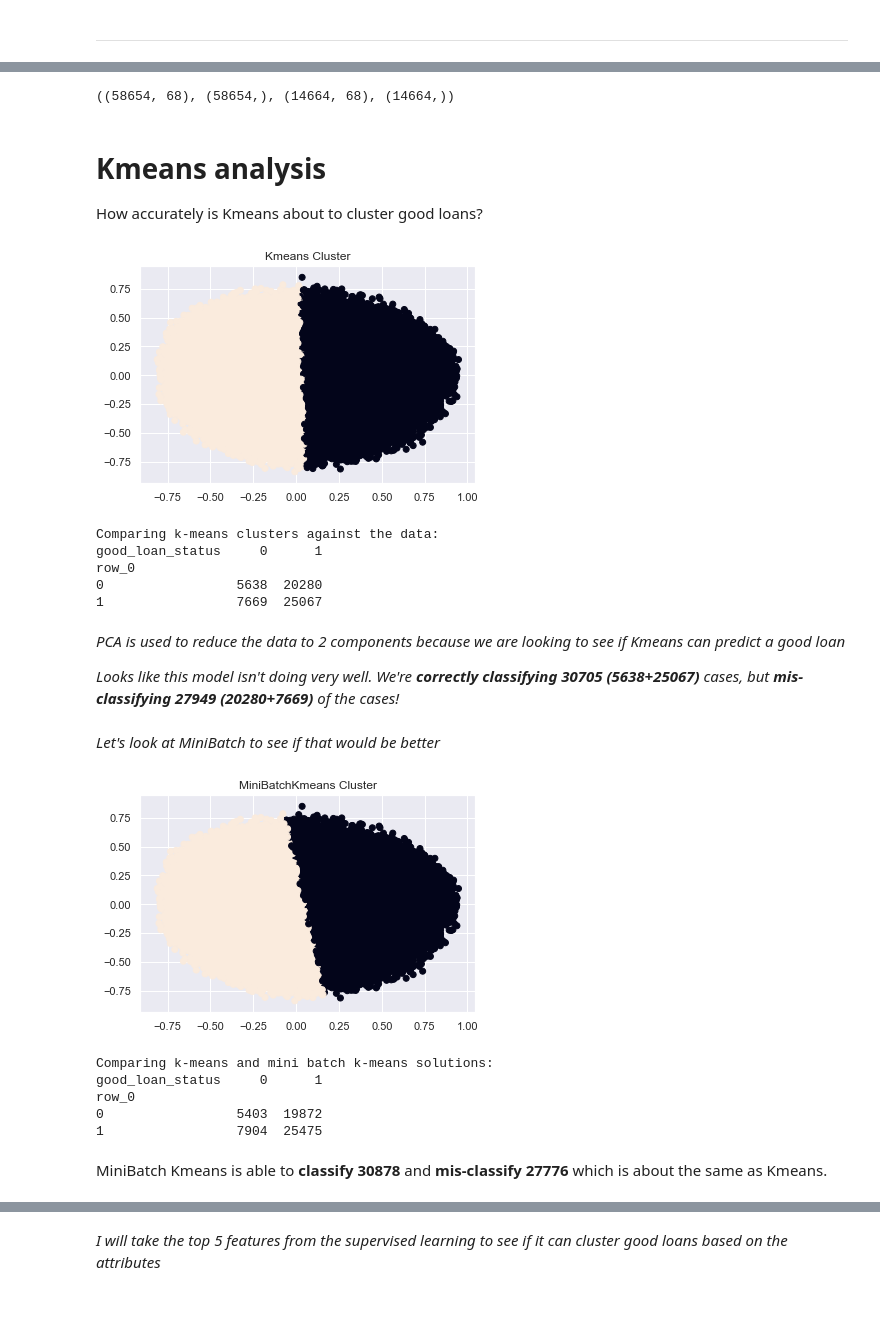
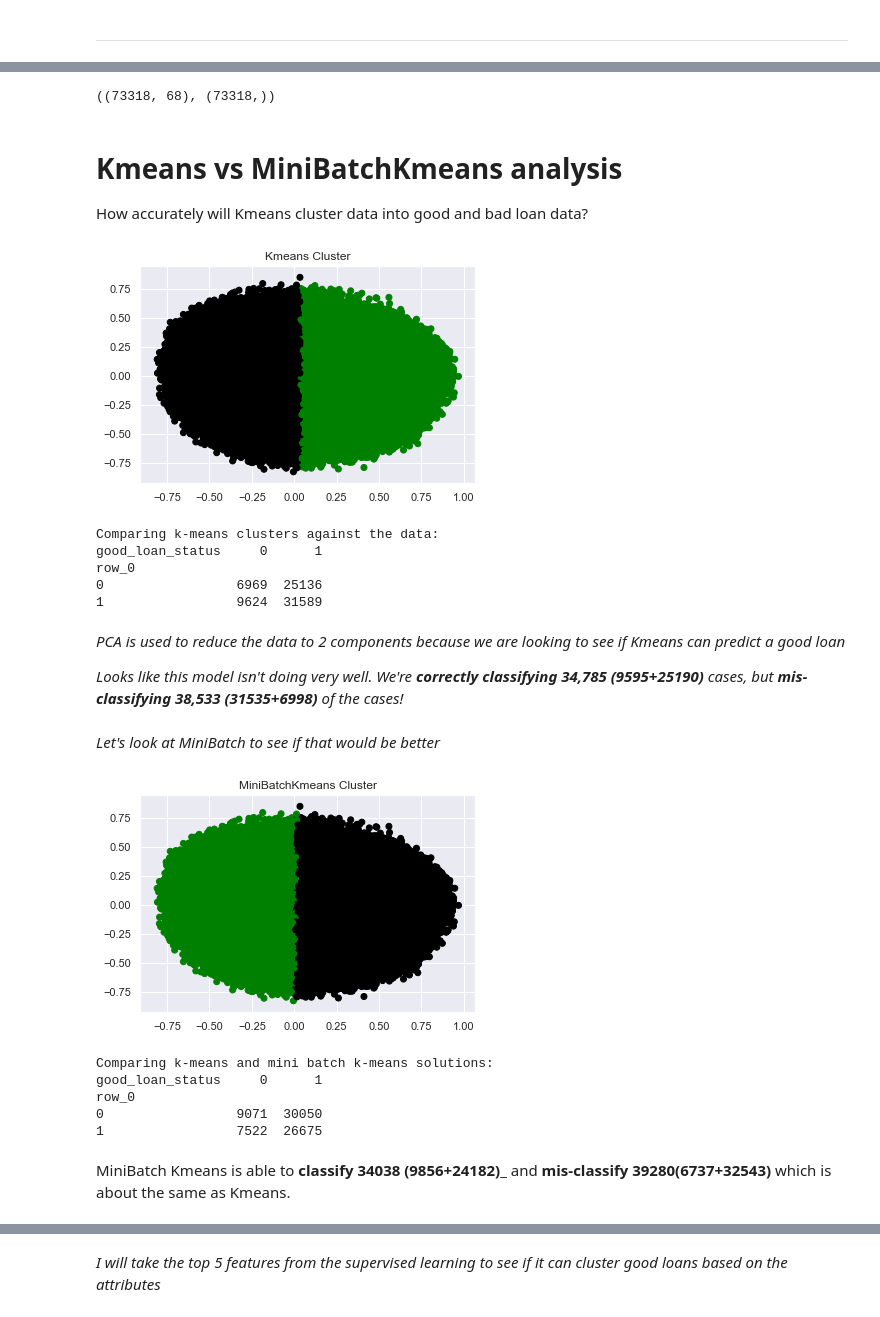
Before and after one commit to gaddyc/Thinkful_Data_Science, a Jupyter notebook: Unit7_FinalCapstone/Unit7.5_KmeansOnLendingClub.ipynb, the cells around one changed output, grey strips where cells are left out. Drawn from its saved outputs; the diff is of its cells as text; code cells hidden in the pictures.

Commit message:
added kmeans clusters

```diff
--- a/Unit7_FinalCapstone/Unit7.5_KmeansOnLendingClub.ipynb
+++ b/Unit7_FinalCapstone/Unit7.5_KmeansOnLendingClub.ipynb
@@ -51,6 +52,6 @@ Name: good_loan_status, dtype: int64
 # %% [markdown]
 ---
 # %%
-y=df['good_loan_status']
-X=scale(df.drop(['good_loan_status'],axis=1))
+y = df['good_loan_status']
+X = df.drop(['good_loan_status'], axis=1)
 # %%
@@ -61,4 +63,0 @@ X_train, X_test, y_train, y_test = train_test_split(X, y,
-# %%
-X_train.shape,y_train.shape,X_test.shape,y_test.shape
-# %% [output]
-((58654, 68), (58654,), (14664, 68), (14664,))
@@ -115,32 +64,37 @@ def clusterModels(X, y, k):
+# %%
+X.shape, y.shape
+# %% [output]
+((73318, 68), (73318,))
 # %% [markdown]
-# Kmeans analysis
+# Kmeans vs MiniBatchKmeans analysis
 
-How accurately is Kmeans about to cluster good loans?
+How accurately will Kmeans cluster data into good and bad loan data?
 # %%
-X_norm = normalize(X_train)
+colormap = np.array(['green', 'black'])
+X_norm = normalize(scale(X))
 X_pca = PCA(2).fit_transform(X_norm)
-y_pred = KMeans(n_clusters=2,random_state=42).fit_predict(X_pca)
+y_pred = KMeans(n_clusters=2, random_state=42).fit_predict(X_pca)
 
 # Plot the solution.
 plt.title('Kmeans Cluster')
-plt.scatter(X_pca[:, 0], X_pca[:, 1], c=y_pred)
+plt.scatter(X_pca[:, 0], X_pca[:, 1], c=colormap[y_pred])
 plt.show()
 # %% [output]
-[figure, old version]
+[figure, new version]
 # %%
 # Check the solution against the data.
 print('Comparing k-means clusters against the data:')
-print(pd.crosstab(y_pred, y_train))
+print(pd.crosstab(y_pred, y))
 # %% [output]
 Comparing k-means clusters against the data:
 good_loan_status     0      1
 row_0
-0                 5638  20280
-1                 7669  25067
+0                 6969  25136
+1                 9624  31589
 # %% [markdown]
 _PCA is used to reduce the data to 2 components because we are looking to see if Kmeans can predict a good loan_
 
-_Looks like this model isn't doing very well. We're __correctly classifying 30705 (5638+25067)__ cases, but __mis-classifying 27949 (20280+7669)__ of the cases!_
+_Looks like this model isn't doing very well. We're __correctly classifying 34,785 (9595+25190)__ cases, but __mis-classifying 38,533 (31535+6998)__ of the cases!_
 # %% [markdown]
 _Let's look at MiniBatch to see if that would be better_
 # %%
@@ -154,19 +108,20 @@ minibatchkmeans.fit(X_pca)
 # Add the new predicted cluster memberships to the data frame.
 predict_mini = minibatchkmeans.predict(X_pca)
 # Plot the solution.
+colormap = np.array(['green', 'black'])
 plt.title('MiniBatchKmeans Cluster')
-plt.scatter(X_pca[:, 0], X_pca[:, 1], c=predict_mini)
+plt.scatter(X_pca[:, 0], X_pca[:, 1], c=colormap[predict_mini])
 plt.show()
 # MiniBatch model.
 print('Comparing k-means and mini batch k-means solutions:')
-print(pd.crosstab(predict_mini, y_train))
+print(pd.crosstab(predict_mini, y))
 # %% [output]
-[figure, old version]
+[figure, new version]
 Comparing k-means and mini batch k-means solutions:
 good_loan_status     0      1
 row_0
-0                 5403  19872
-1                 7904  25475
+0                 9071  30050
+1                 7522  26675
 # %% [markdown]
-MiniBatch Kmeans is able to __classify 30878__ and __mis-classify 27776__ which is about the same as Kmeans.
+MiniBatch Kmeans is able to __classify 34038 (9856+24182)___ and __mis-classify 39280(6737+32543)__ which is about the same as Kmeans.
 # %%
```
Also changed, not shown: parts of 53 cells of this notebook.
